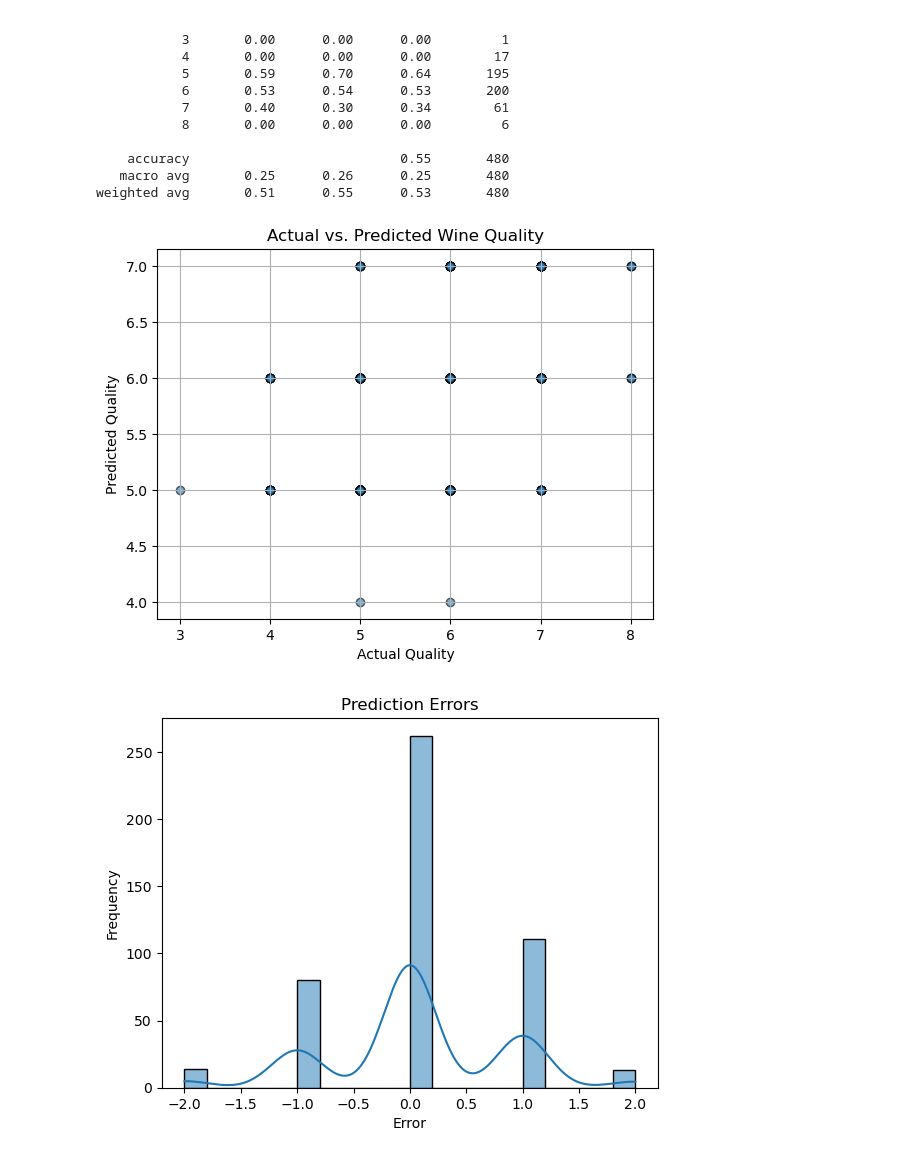
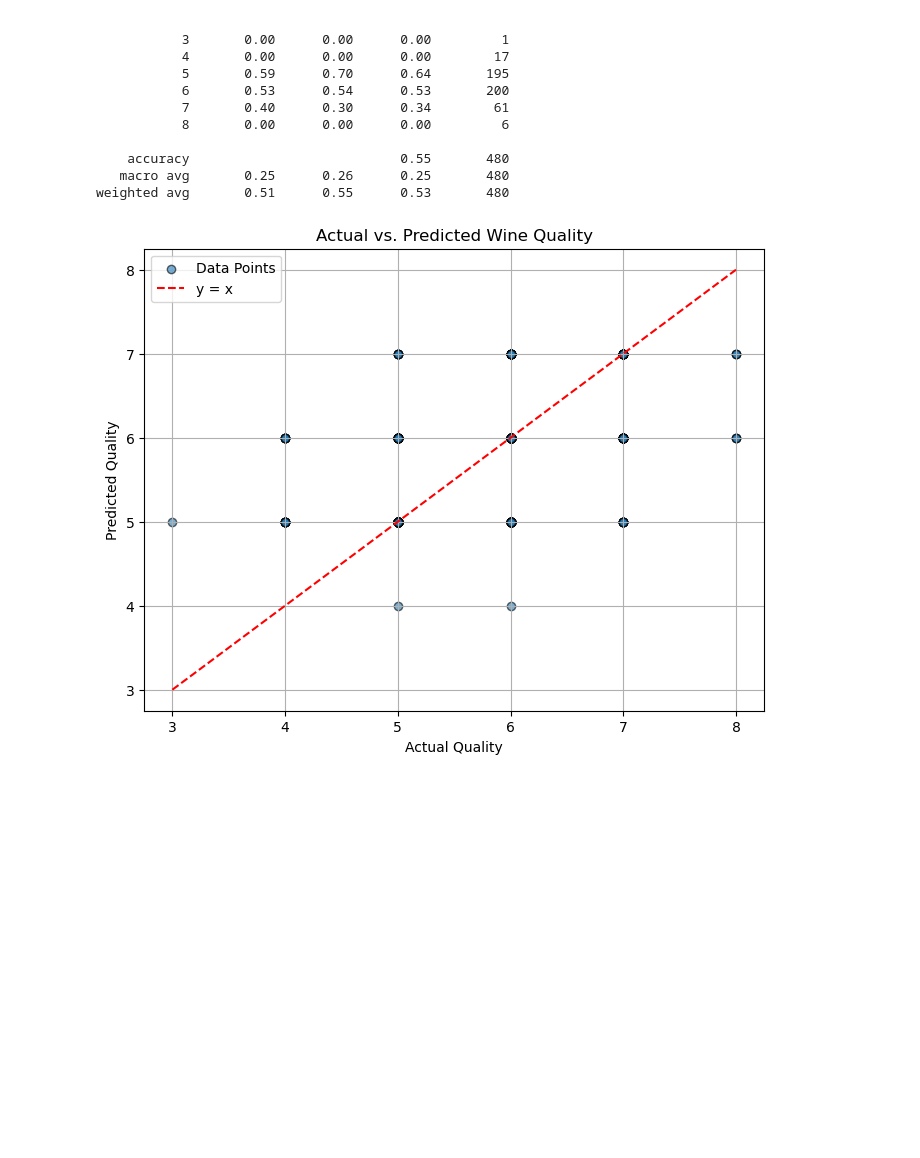
Before and after one commit to UninspiredNomenclature/project_4, a Jupyter notebook: wine_work.ipynb, the cells around one changed output. Drawn from its saved outputs; the diff is of its cells as text; code cells hidden in the pictures; blank space fills up the shorter version.

```diff
--- a/wine_work.ipynb
+++ b/wine_work.ipynb
@@ -138,21 +152,22 @@ Classification Report:
    macro avg       0.25      0.26      0.25       480
 weighted avg       0.51      0.55      0.53       480
 # %%
-plt.scatter(y_test, y_pred, alpha=0.6, edgecolors='k')
+import numpy as np
+
+# Scatter plot with diagonal line for reference
+plt.figure(figsize=(8, 6))
+plt.scatter(y_test, y_pred, alpha=0.6, edgecolors='k', label="Data Points")
+plt.plot(np.arange(min(y_test), max(y_test) + 1),
+         np.arange(min(y_test), max(y_test) + 1),
+         color="red", linestyle="--", label="y = x")
 plt.title('Actual vs. Predicted Wine Quality')
 plt.xlabel('Actual Quality')
 plt.ylabel('Predicted Quality')
+plt.legend()
 plt.grid(True)
 plt.show()
-
-sns.histplot(y_test - y_pred, kde=True, bins=20)
-plt.title('Prediction Errors')
-plt.xlabel('Error')
-plt.ylabel('Frequency')
-plt.show()
 # %% [output]
-[figure, old version]
+[figure, new version]
-[figure, removed]
 # %%
 # SUMMARY OF FINDINGS:
 # 1. Clustering Insights:
```
Also changed, not shown: parts of 3 cells of this notebook.
